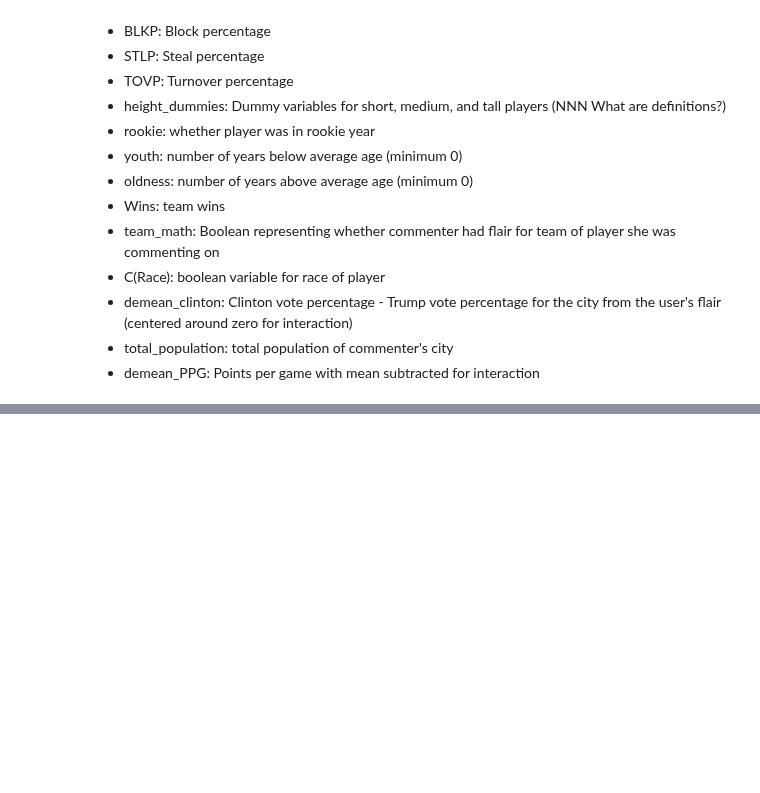
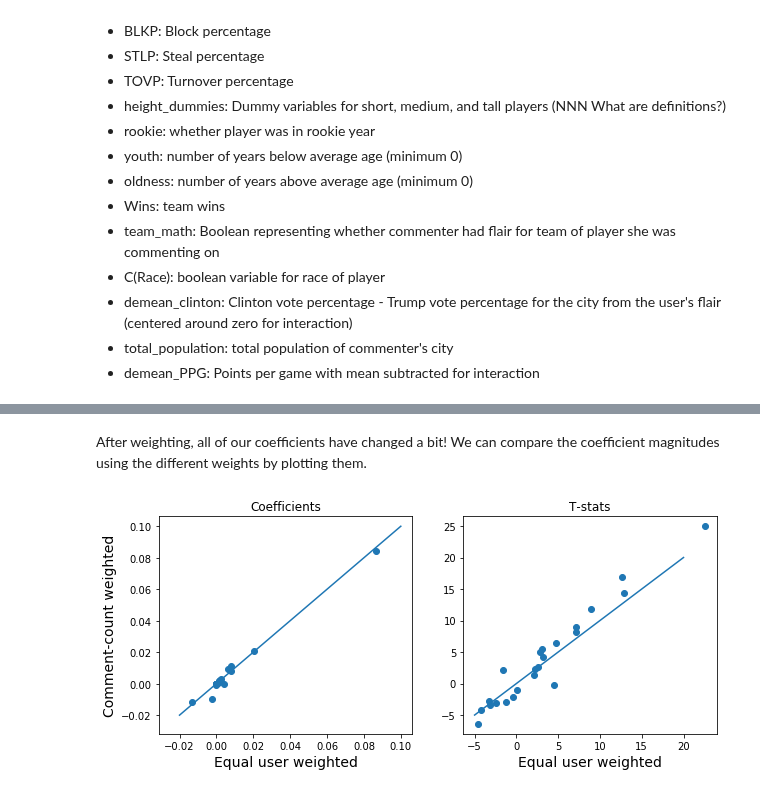
Before and after one commit to map222/trailofpapers, a Jupyter notebook: sentiment_sports/paper/regression_sentiment.ipynb, the cells around one changed output, grey strips where cells are left out. Cells and saved outputs as stored; diff of their text form; code cells hidden in the pictures; blank space fills up the shorter version.

```diff
--- a/sentiment_sports/paper/regression_sentiment.ipynb
+++ b/sentiment_sports/paper/regression_sentiment.ipynb
@@ -159,0 +160,7 @@ My solution here was to weight the
+# %%
+comment_model = smf.wls( formula = 'compound_mean ~ MP + ThreePP + DWS + TRBP + FTr + ASTP + BLKP + STLP' \
+                           '+ TOVP  + C(height_dummies) + rookie + youth + oldness + Wins + ' \
+                           'team_match + C(Race) * demean_clinton +total_population + C(Race) * demean_PPG',
+                data = nba_df,
+               weights = nba_df['comment_count']
+               ).fit()
@@ -159,0 +200,17 @@ My solution here was to weight the
+# %% [markdown]
+After weighting, all of our coefficients have changed a bit! We can compare the coefficient magnitudes using the different weights by plotting them.
+# %%
+import matplotlib.pyplot as plt
+fig, (ax1, ax2)= plt.subplots(1,2, figsize = [10, 4])
+fs = 14
+ax1.scatter(user_model.params, comment_model.params)
+ax1.plot([-0.02, 0.1], [-0.02, 0.1]);
+ax1.set_ylabel('Comment-count weighted', fontsize = fs)
+ax1.set_xlabel('Equal user weighted', fontsize = fs);
+ax1.set_title('Coefficients')
+ax2.scatter(user_model.tvalues, comment_model.tvalues)
+ax2.plot([-5, 20], [-5, 20])
+ax2.set_xlabel('Equal user weighted', fontsize = fs);
+ax2.set_title('T-stats');
+# %% [output]
+[figure, added]
```
Also changed, not shown: parts of 34 cells of this notebook, 2 other files.
